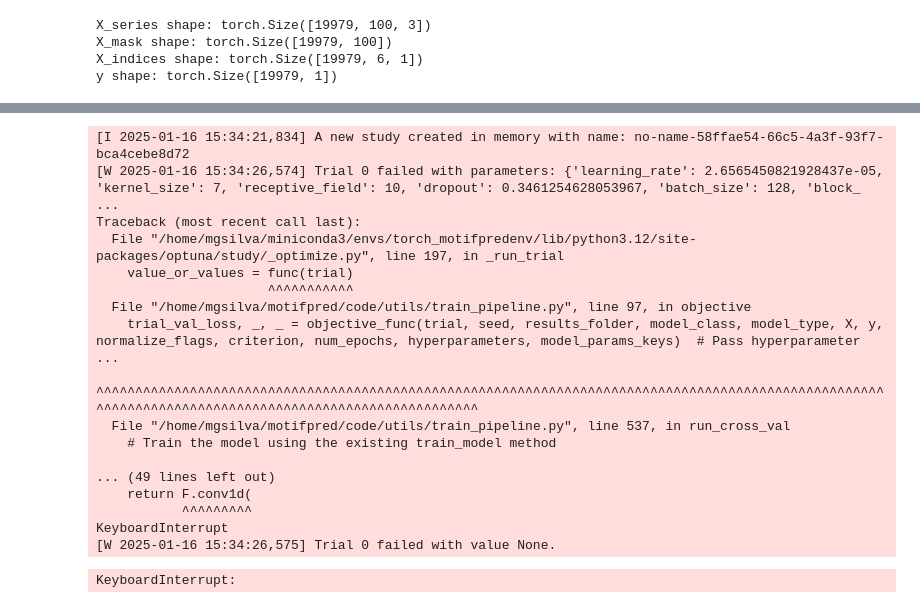
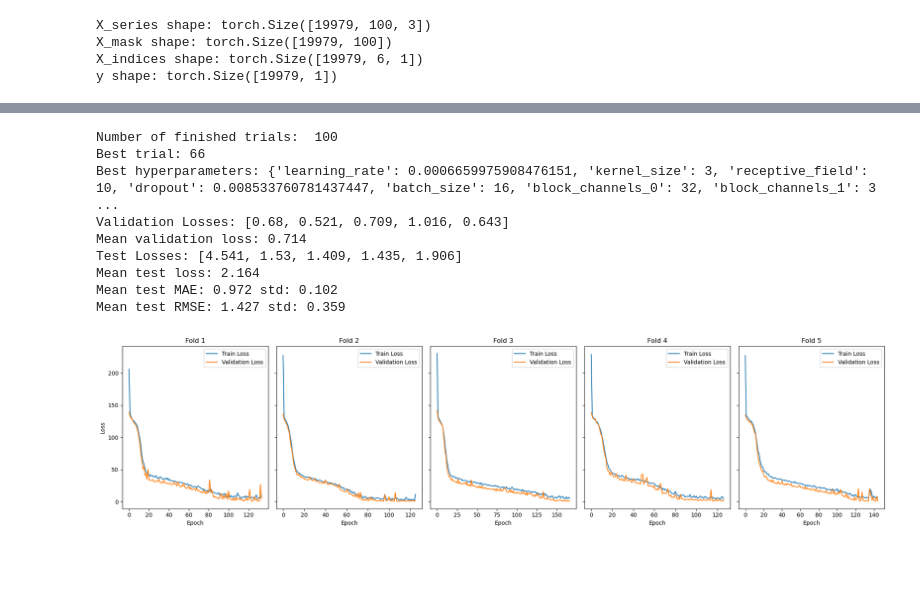
Before and after one commit to MiguelGarcaoSilva/motifpred, a Jupyter notebook: code/casestudy_syntheticdata1/casestudy_tcn.ipynb, the cells around one changed output, grey strips where cells are left out. Drawn from its saved outputs; the diff is of its cells as text; code cells hidden in the pictures; blank space fills up the shorter version.

```diff
--- a/code/casestudy_syntheticdata1/casestudy_tcn.ipynb
+++ b/code/casestudy_syntheticdata1/casestudy_tcn.ipynb
@@ -235,7 +284,7 @@ from utils.utils import print_study_results, plot_best_model_results
 n_trials = 100
 num_epochs = 500
 model_type = "TCN"
-model_name = "TCNSeries_X2Masking"
+model_name = "TCN_Indexes"
 
 suggestion_dict = {
     "learning_rate": {
@@ -247,49 +296,41 @@ suggestion_dict = {
         "type": "categorical",
         "args": [[3, 5 ,7]]
     },
     "receptive_field": {
         "type": "categorical",
         "args": [[10]]
     },
     "dropout": {
         "type": "float",
         "args": [0.0, 0.5]
     },
     "batch_size": {
         "type": "categorical",
         "args": [[16, 32, 64, 128]]
     }
 }
 
 model_params_keys = ["kernel_size", "num_channels_list", "dropout"]
 
 model_results_dir = os.path.join(RESULTS_DIR, f"{model_name}_{n_trials}_trials_{num_epochs}_epochs")
 os.makedirs(model_results_dir, exist_ok=True)
 X = {"X_indices": X_indices}
-run_optuna_study(pipeline.run_cross_val, TemporalConvNet, model_type, suggestion_dict, model_params_keys, seed, X, y, NORMALIZE_FLAGS, model_results_dir, n_trials=n_trials, num_epochs=num_epochs)
+#run_optuna_study(pipeline.run_cross_val, TemporalConvNet, model_type, suggestion_dict, model_params_keys, seed, X, y, NORMALIZE_FLAGS, model_results_dir, n_trials=n_trials, num_epochs=num_epochs)
 
 study = joblib.load(os.path.join(model_results_dir, "study.pkl"))
 print_study_results(study)
 plot_best_model_results(
     study.trials_dataframe(),
     save_path=os.path.join(IMAGES_DIR, f"{model_name}_{n_trials}_trials_{num_epochs}_epochs_losses.png")
 )
 # %% [output]
-[I 2025-01-16 15:34:21,834] A new study created in memory with name: no-name-58ffae54-66c5-4a3f-93f7-bca4cebe8d72
-[W 2025-01-16 15:34:26,574] Trial 0 failed with parameters: {'learning_rate': 2.6565450821928437e-05, 'kernel_size': 7, 'receptive_field': 10, 'dropout': 0.3461254628053967, 'batch_size': 128, 'block_ ...
-Traceback (most recent call last):
-  File "/home/mgsilva/miniconda3/envs/torch_motifpredenv/lib/python3.12/site-packages/optuna/study/_optimize.py", line 197, in _run_trial
-    value_or_values = func(trial)
-                      ^^^^^^^^^^^
-  File "/home/mgsilva/motifpred/code/utils/train_pipeline.py", line 97, in objective
-    trial_val_loss, _, _ = objective_func(trial, seed, results_folder, model_class, model_type, X, y, normalize_flags, criterion, num_epochs, hyperparameters, model_params_keys)  # Pass hyperparameter ...
-                           ^^^^^^^^^^^^^^^^^^^^^^^^^^^^^^^^^^^^^^^^^^^^^^^^^^^^^^^^^^^^^^^^^^^^^^^^^^^^^^^^^^^^^^^^^^^^^^^^^^^^^^^^^^^^^^^^^^^^^^^^^^^^^^^^^^^^^^^^^^^^^^^^^^^^^^
-  File "/home/mgsilva/motifpred/code/utils/train_pipeline.py", line 537, in run_cross_val
-    # Train the model using the existing train_model method
-
-... (49 lines left out)
-    return F.conv1d(
-           ^^^^^^^^^
-KeyboardInterrupt
-[W 2025-01-16 15:34:26,575] Trial 0 failed with value None.
+Number of finished trials:  100
+Best trial: 66
+Best hyperparameters: {'learning_rate': 0.0006659975908476151, 'kernel_size': 3, 'receptive_field': 10, 'dropout': 0.008533760781437447, 'batch_size': 16, 'block_channels_0': 32, 'block_channels_1': 3 ...
+Validation Losses: [0.68, 0.521, 0.709, 1.016, 0.643]
+Mean validation loss: 0.714
+Test Losses: [4.541, 1.53, 1.409, 1.435, 1.906]
+Mean test loss: 2.164
+Mean test MAE: 0.972 std: 0.102
+Mean test RMSE: 1.427 std: 0.359
-KeyboardInterrupt:
+[figure, added]
```
Also changed, not shown: parts of 6 cells of this notebook, 4 other files.
